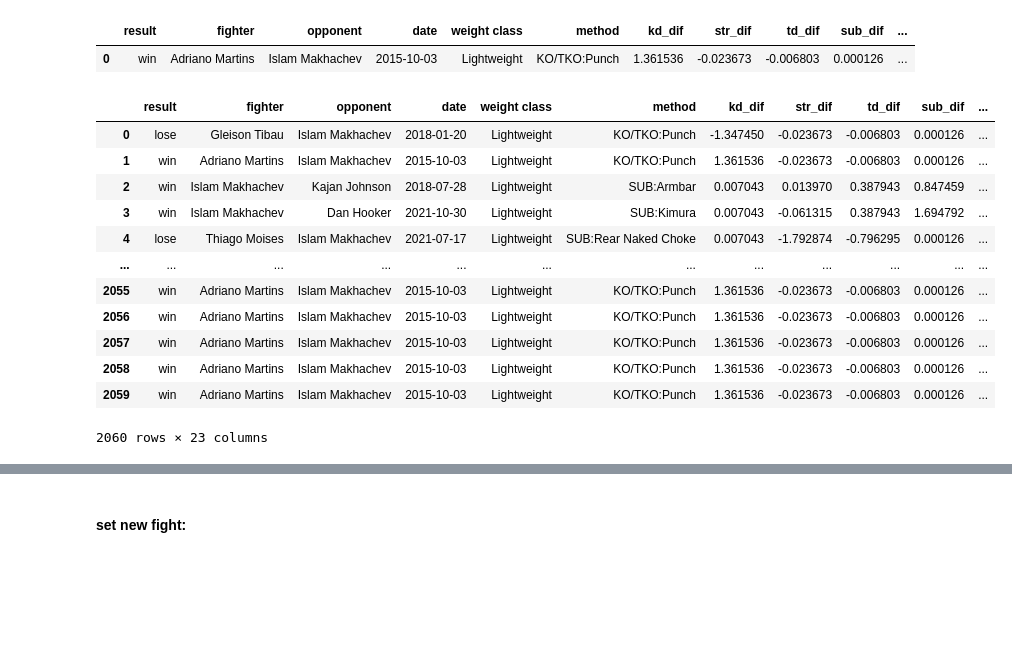
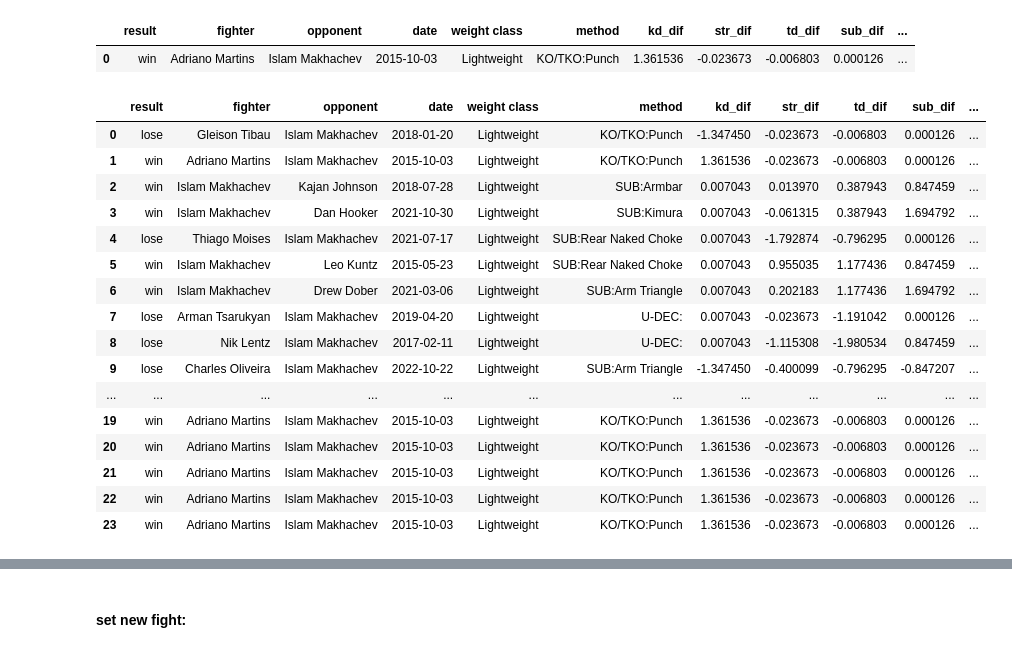
Before and after one commit to sagi778/ufc_fights_Predictor, a Jupyter notebook: notebooks/micro_model_training.ipynb, the cells around one changed output, grey strips where cells are left out. Saved outputs shown, nothing was run; the diff lists cells and outputs as text; code cells hidden in the pictures; blank space fills up the shorter version.

```diff
--- a/notebooks/micro_model_training.ipynb
+++ b/notebooks/micro_model_training.ipynb
@@ -81,25 +81,30 @@ get_losses(fighter=fighter, data=blue_data)
 |  | result | fighter | opponent | date | weight class | method | kd_dif | str_dif | td_dif | sub_dif | ... |
 | 0 | win | Adriano Martins | Islam Makhachev | 2015-10-03 | Lightweight | KO/TKO:Punch | 1.361536 | -0.023673 | -0.006803 | 0.000126 | ... |
 # %%
-num_of_wins = len(get_wins(fighter=fighter, data=blue_data))
-num_of_losses = len(get_losses(fighter=fighter, data=blue_data))
+num_of_wins = len(get_my_wins(fighter=fighter, data=blue_data))
+num_of_losses = len(get_my_losses(fighter=fighter, data=blue_data))
+losses_data = get_my_losses(fighter=fighter, data=blue_data)
 
-for i in tqdm(range(num_of_wins-num_of_losses)):
-    blue_data = pd.concat([blue_data,get_losses(fighter=fighter, data=blue_data)],ignore_index=True)
+for i in tqdm(range(int((num_of_wins-num_of_losses)/num_of_losses))):
+    blue_data = pd.concat([blue_data,losses_data],ignore_index=True)
 
 blue_data = blue_data.reset_index(drop=True)
 blue_data
 # %% [output]
 |  | result | fighter | opponent | date | weight class | method | kd_dif | str_dif | td_dif | sub_dif | ... |
 | 0 | lose | Gleison Tibau | Islam Makhachev | 2018-01-20 | Lightweight | KO/TKO:Punch | -1.347450 | -0.023673 | -0.006803 | 0.000126 | ... |
 | 1 | win | Adriano Martins | Islam Makhachev | 2015-10-03 | Lightweight | KO/TKO:Punch | 1.361536 | -0.023673 | -0.006803 | 0.000126 | ... |
 | 2 | win | Islam Makhachev | Kajan Johnson | 2018-07-28 | Lightweight | SUB:Armbar | 0.007043 | 0.013970 | 0.387943 | 0.847459 | ... |
 | 3 | win | Islam Makhachev | Dan Hooker | 2021-10-30 | Lightweight | SUB:Kimura | 0.007043 | -0.061315 | 0.387943 | 1.694792 | ... |
 | 4 | lose | Thiago Moises | Islam Makhachev | 2021-07-17 | Lightweight | SUB:Rear Naked Choke | 0.007043 | -1.792874 | -0.796295 | 0.000126 | ... |
+| 5 | win | Islam Makhachev | Leo Kuntz | 2015-05-23 | Lightweight | SUB:Rear Naked Choke | 0.007043 | 0.955035 | 1.177436 | 0.847459 | ... |
+| 6 | win | Islam Makhachev | Drew Dober | 2021-03-06 | Lightweight | SUB:Arm Triangle | 0.007043 | 0.202183 | 1.177436 | 1.694792 | ... |
+| 7 | lose | Arman Tsarukyan | Islam Makhachev | 2019-04-20 | Lightweight | U-DEC: | 0.007043 | -0.023673 | -1.191042 | 0.000126 | ... |
+| 8 | lose | Nik Lentz | Islam Makhachev | 2017-02-11 | Lightweight | U-DEC: | 0.007043 | -1.115308 | -1.980534 | 0.847459 | ... |
+| 9 | lose | Charles Oliveira | Islam Makhachev | 2022-10-22 | Lightweight | SUB:Arm Triangle | -1.347450 | -0.400099 | -0.796295 | -0.847207 | ... |
 | ... | ... | ... | ... | ... | ... | ... | ... | ... | ... | ... | ... |
-| 2055 | win | Adriano Martins | Islam Makhachev | 2015-10-03 | Lightweight | KO/TKO:Punch | 1.361536 | -0.023673 | -0.006803 | 0.000126 | ... |
-| 2056 | win | Adriano Martins | Islam Makhachev | 2015-10-03 | Lightweight | KO/TKO:Punch | 1.361536 | -0.023673 | -0.006803 | 0.000126 | ... |
-| 2057 | win | Adriano Martins | Islam Makhachev | 2015-10-03 | Lightweight | KO/TKO:Punch | 1.361536 | -0.023673 | -0.006803 | 0.000126 | ... |
-| 2058 | win | Adriano Martins | Islam Makhachev | 2015-10-03 | Lightweight | KO/TKO:Punch | 1.361536 | -0.023673 | -0.006803 | 0.000126 | ... |
-| 2059 | win | Adriano Martins | Islam Makhachev | 2015-10-03 | Lightweight | KO/TKO:Punch | 1.361536 | -0.023673 | -0.006803 | 0.000126 | ... |
+| 19 | win | Adriano Martins | Islam Makhachev | 2015-10-03 | Lightweight | KO/TKO:Punch | 1.361536 | -0.023673 | -0.006803 | 0.000126 | ... |
+| 20 | win | Adriano Martins | Islam Makhachev | 2015-10-03 | Lightweight | KO/TKO:Punch | 1.361536 | -0.023673 | -0.006803 | 0.000126 | ... |
+| 21 | win | Adriano Martins | Islam Makhachev | 2015-10-03 | Lightweight | KO/TKO:Punch | 1.361536 | -0.023673 | -0.006803 | 0.000126 | ... |
+| 22 | win | Adriano Martins | Islam Makhachev | 2015-10-03 | Lightweight | KO/TKO:Punch | 1.361536 | -0.023673 | -0.006803 | 0.000126 | ... |
+| 23 | win | Adriano Martins | Islam Makhachev | 2015-10-03 | Lightweight | KO/TKO:Punch | 1.361536 | -0.023673 | -0.006803 | 0.000126 | ... |
-2060 rows × 23 columns
```
Also changed, not shown: parts of 3 cells of this notebook, 1 other file.
